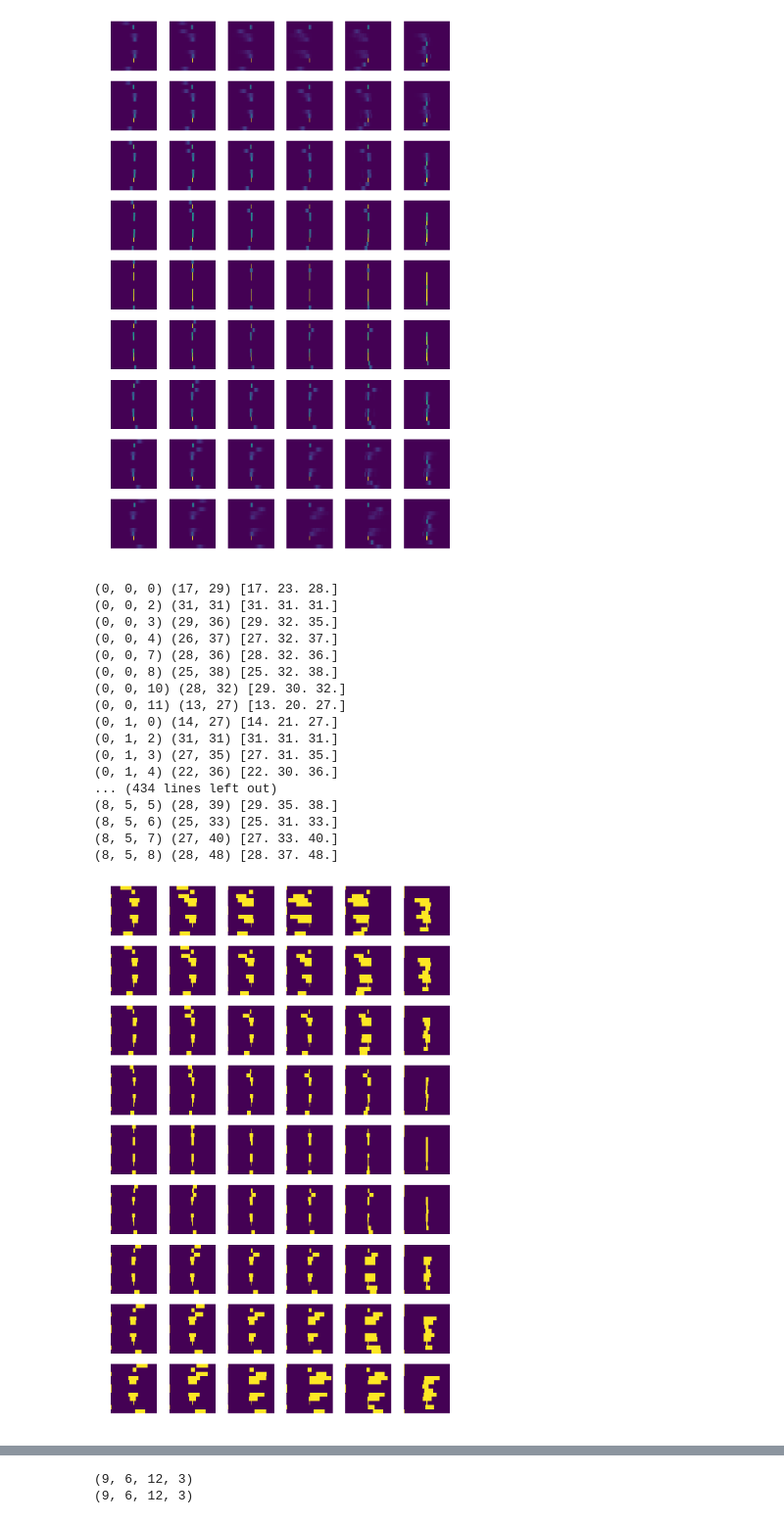
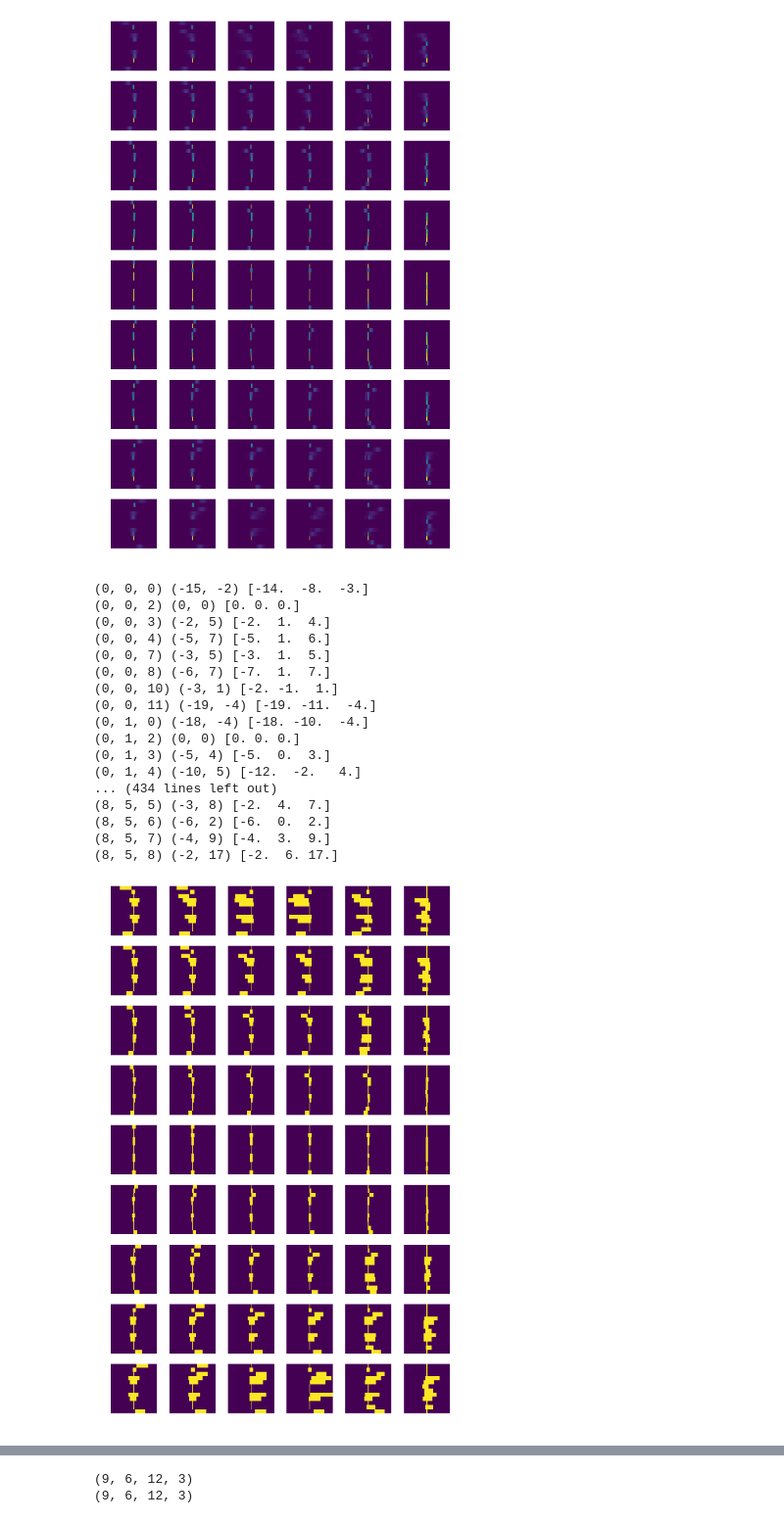
Before and after one commit to srosenzweig09/L1TMuonSimulationsMar2017, a Jupyter notebook: Analyzers/test4/make_patterns.ipynb, the cells around one changed output, grey strips where cells are left out. Shown at 98% size. Saved outputs shown, nothing was run; the diff lists cells and outputs as text; code cells hidden in the pictures.

Commit message:
Update test4/make_patterns.ipynb [2]

```diff
--- a/Analyzers/test4/make_patterns.ipynb
+++ b/Analyzers/test4/make_patterns.ipynb
@@ -320,15 +341,17 @@ def analysis(verbose=1):
     for ind in np.ndindex(sector_hits_array.shape):
       sector_hits_array[ind] = []
 
-    for ihit, hit in enumerate(evt.hits):
+    legit_hits = filter(is_emtf_legit_hit, evt.hits)
+
+    for ihit, hit in enumerate(legit_hits):
       assert(hit.emtf_phi < 5040)  # 84*60
 
       if hit.sim_tp1 == 0 and hit.sim_tp2 == 0:
         endsec = find_endsec(hit.endcap, hit.sector)
         if hit.type == kCSC:
-          sector_mode_array[endsec] |= (1<<(4-hit.station))
+          sector_mode_array[endsec] |= (1 << (4 - hit.station))
         elif hit.type == kME0:
-          sector_mode_array[endsec] |= (1<<(4-hit.station))
+          sector_mode_array[endsec] |= (1 << (4 - hit.station))
         sector_hits_array[endsec].append(hit)
 
     # Get the best sector
@@ -336,7 +359,7 @@ def analysis(verbose=1):
     mode = sector_mode_array[best_sector]
 
     # Skip events without SingleMu modes
-    if not is_good_emtf_mode(mode):
+    if not is_emtf_singlemu(mode):
       continue
 
     # Get the particle info, road info
@@ -347,7 +370,6 @@ def analysis(verbose=1):
 
     # Get the hits
     sector_hits = sector_hits_array[best_sector]
-    sector_hits = filter(is_good_emtf_hit, sector_hits)
 
     amap = {}  # zone -> hits
 
@@ -376,11 +398,11 @@ def analysis(verbose=1):
       mode = 0  # csc-only 'mode'
       for ihit, hit in enumerate(hits):
         if hit.type == kCSC:
-          mode |= (1<<(4-hit.station))
+          mode |= (1 << (4 - hit.station))
         elif hit.type == kME0:
-          mode |= (1<<(4-hit.station))
+          mode |= (1 << (4 - hit.station))
 
-      if not is_good_emtf_mode(mode):
+      if not is_emtf_singlemu(mode):
         continue
 
       # Output
@@ -526,7 +549,7 @@ plt.show()
 _get_emtf_phi = lambda x: x[1]
 
 patterns_phi = np.empty((len(pt_bins)-1, len(eta_bins)-1, nlayers), dtype=np.object)
-patterns_match = np.empty((len(pt_bins)-1, len(eta_bins)-1, nlayers), dtype=np.object)
+patterns_match = np.empty((len(pt_bins)-1, len(eta_bins)-1, nlayers), dtype=np.object)  # used for matching
 for ind in np.ndindex(patterns_phi.shape):
   patterns_phi[ind] = []
   patterns_match[ind] = []
@@ -545,6 +568,7 @@ for part, hits in zip(out_part, out_hits):
     n = len(v)
     amap[k] = v[np.random.randint(n)]  # pick a random hit for each emtf_layer
 
+  # Find hit phi at the key station
   key_hit_phi = None
   if 2 in amap:    # use ME2
     key_hit_phi = _get_emtf_phi(amap[2])
@@ -561,20 +585,18 @@ for part, hits in zip(out_part, out_hits):
     continue
 
   #lut = np.array([2, 2, 0, 0, 0, 0, 2, 3, 4, 0, 2, 0], dtype=np.int32)
-  lut = find_emtf_layer_partner.lut
+  #lut = find_emtf_layer_partner.lut
 
+  # Make pair of hits
   for k, v in amap.iteritems():
     emtf_layer = k
     hit_phi1 = _get_emtf_phi(v)
-    patterns_phi[ipt, ieta, emtf_layer].append(hit_phi1 - key_hit_phi)
+    patterns_phi[ipt, zone, emtf_layer].append(hit_phi1 - key_hit_phi)
 
-    emtf_layer_partner = lut[emtf_layer]
-    if zone >= 5:  # zones 5,6, use ME1/2
-      if emtf_layer_partner == 0:
-        emtf_layer_partner = 1
+    emtf_layer_partner = find_emtf_layer_partner(emtf_layer, zone)
 
     if emtf_layer_partner in amap:
       hit_phi2 = _get_emtf_phi(amap[emtf_layer_partner])
-      patterns_match[ipt, ieta, emtf_layer].append(hit_phi1 - hit_phi2)
+      patterns_match[ipt, zone, emtf_layer].append(hit_phi1 - hit_phi2)
   continue  # end loop over part and hits
 # %% [output]
@@ -614,57 +636,58 @@ patterns_phi_2 = np.zeros(patterns_phi.shape + (3,), dtype=np.int32)
 for ind in np.ndindex(patterns_phi.shape):
   if valid_layers[ind]:
     #print ind, np.percentile(patterns_phi[ind], [5,50,95], overwrite_input=True)
-    x, _ = np.histogram(patterns_phi[ind], bins=63, range=(-0.5*63*superstrip_size,0.5*63*superstrip_size,))
+
+    x = patterns_phi_1[ind].copy()
     norm = x.sum()
     x = np.true_divide(x, norm)
     x[np.isnan(x)] = 0
 
     try:
       y = np.where(x > 0.01)[0]
-      y = y[0], y[-1]
+      y = y[0] - 31, y[-1] - 31  # offset by 31
     except:
       y = 0, 0
 
     z = np.percentile(patterns_phi[ind], [2.5,50,97.5], overwrite_input=True)
-    z = np.round(np.true_divide(z, superstrip_size)) + 31
+    z = np.round(np.true_divide(z, superstrip_size))
     print ind, y, z
 
     patterns_phi_2[ind] = y[0], z[1], y[1]
 # %% [output]
-(0, 0, 0) (17, 29) [17. 23. 28.]
-(0, 0, 2) (31, 31) [31. 31. 31.]
-(0, 0, 3) (29, 36) [29. 32. 35.]
-(0, 0, 4) (26, 37) [27. 32. 37.]
-(0, 0, 7) (28, 36) [28. 32. 36.]
-(0, 0, 8) (25, 38) [25. 32. 38.]
-(0, 0, 10) (28, 32) [29. 30. 32.]
-(0, 0, 11) (13, 27) [13. 20. 27.]
-(0, 1, 0) (14, 27) [14. 21. 27.]
-(0, 1, 2) (31, 31) [31. 31. 31.]
-(0, 1, 3) (27, 35) [27. 31. 35.]
-(0, 1, 4) (22, 36) [22. 30. 36.]
+(0, 0, 0) (-15, -2) [-14.  -8.  -3.]
+(0, 0, 2) (0, 0) [0. 0. 0.]
+(0, 0, 3) (-2, 5) [-2.  1.  4.]
+(0, 0, 4) (-5, 7) [-5.  1.  6.]
+(0, 0, 7) (-3, 5) [-3.  1.  5.]
+(0, 0, 8) (-6, 7) [-7.  1.  7.]
+(0, 0, 10) (-3, 1) [-2. -1.  1.]
+(0, 0, 11) (-19, -4) [-19. -11.  -4.]
+(0, 1, 0) (-18, -4) [-18. -10.  -4.]
+(0, 1, 2) (0, 0) [0. 0. 0.]
+(0, 1, 3) (-5, 4) [-5.  0.  3.]
+(0, 1, 4) (-10, 5) [-12.  -2.   4.]
 ... (434 lines left out)
-(8, 5, 5) (28, 39) [29. 35. 38.]
-(8, 5, 6) (25, 33) [25. 31. 33.]
-(8, 5, 7) (27, 40) [27. 33. 40.]
-(8, 5, 8) (28, 48) [28. 37. 48.]
+(8, 5, 5) (-3, 8) [-2.  4.  7.]
+(8, 5, 6) (-6, 2) [-6.  0.  2.]
+(8, 5, 7) (-4, 9) [-4.  3.  9.]
+(8, 5, 8) (-2, 17) [-2.  6. 17.]
 # %%
 fig, axs = plt.subplots(ncols=6, nrows=9, figsize=(8,8./6*9), tight_layout=True, sharex=True, sharey=True)
 
 for i in xrange(9):
   for j in xrange(6):
 
     img = np.zeros((nlayers, 63), dtype=np.float32)
     for k in xrange(nlayers):
-      x0, x1 = patterns_phi_2[i,j,k,0], patterns_phi_2[i,j,k,2]
+      x0, x1 = patterns_phi_2[i,j,k,0] + 31, patterns_phi_2[i,j,k,2] + 31  # offset by 31
       img[k, slice(x0,x1+1)] = 1
 
     axs[i,j].imshow(img, origin='lower', interpolation='nearest', aspect='auto')
     axs[i,j].axis('off')
 
 plt.show()
 # %% [output]
-[figure, old version]
+[figure, new version]
 # %%
 patterns_match_1 = np.zeros(patterns_match.shape + (3,), dtype=np.int32)  # used for matching
 
```
Also changed, not shown: parts of 9 cells of this notebook.
